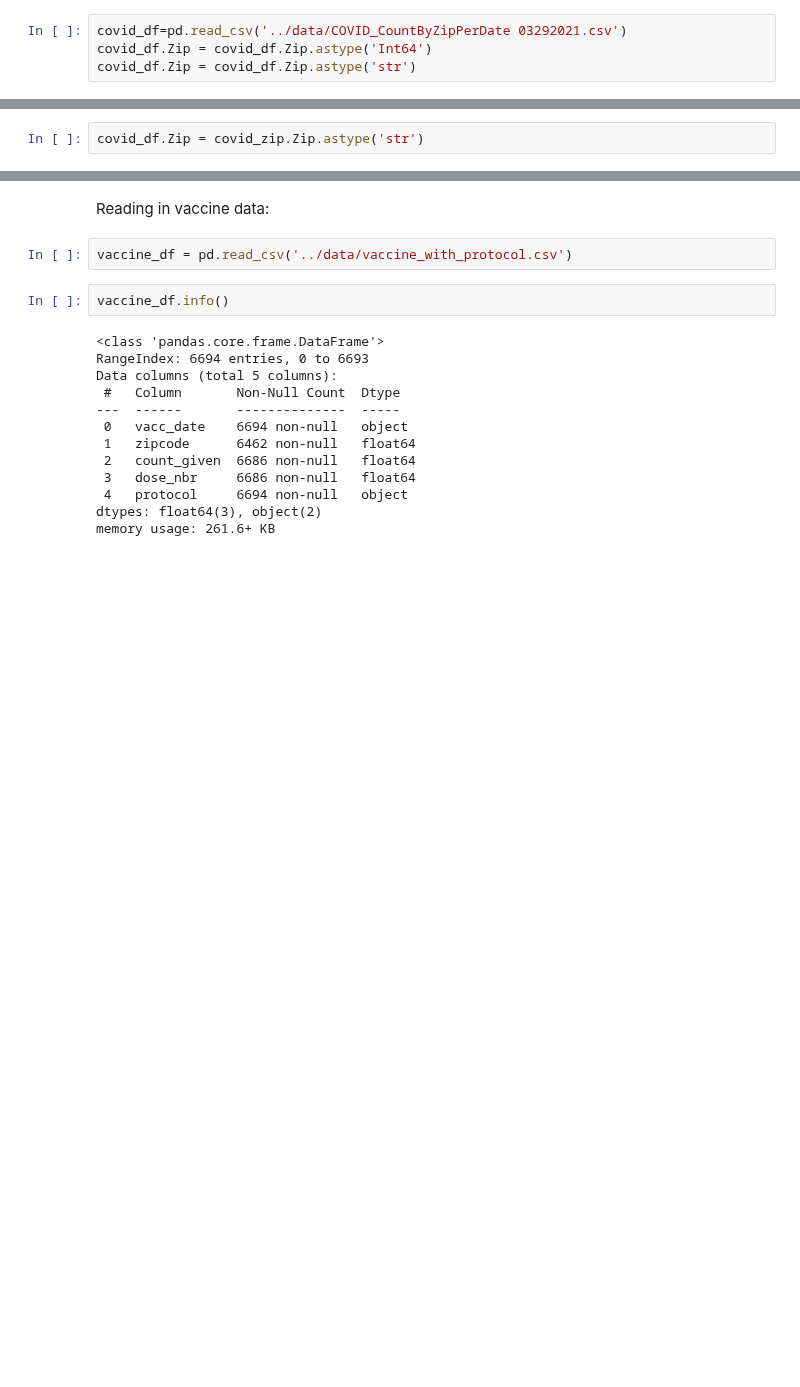
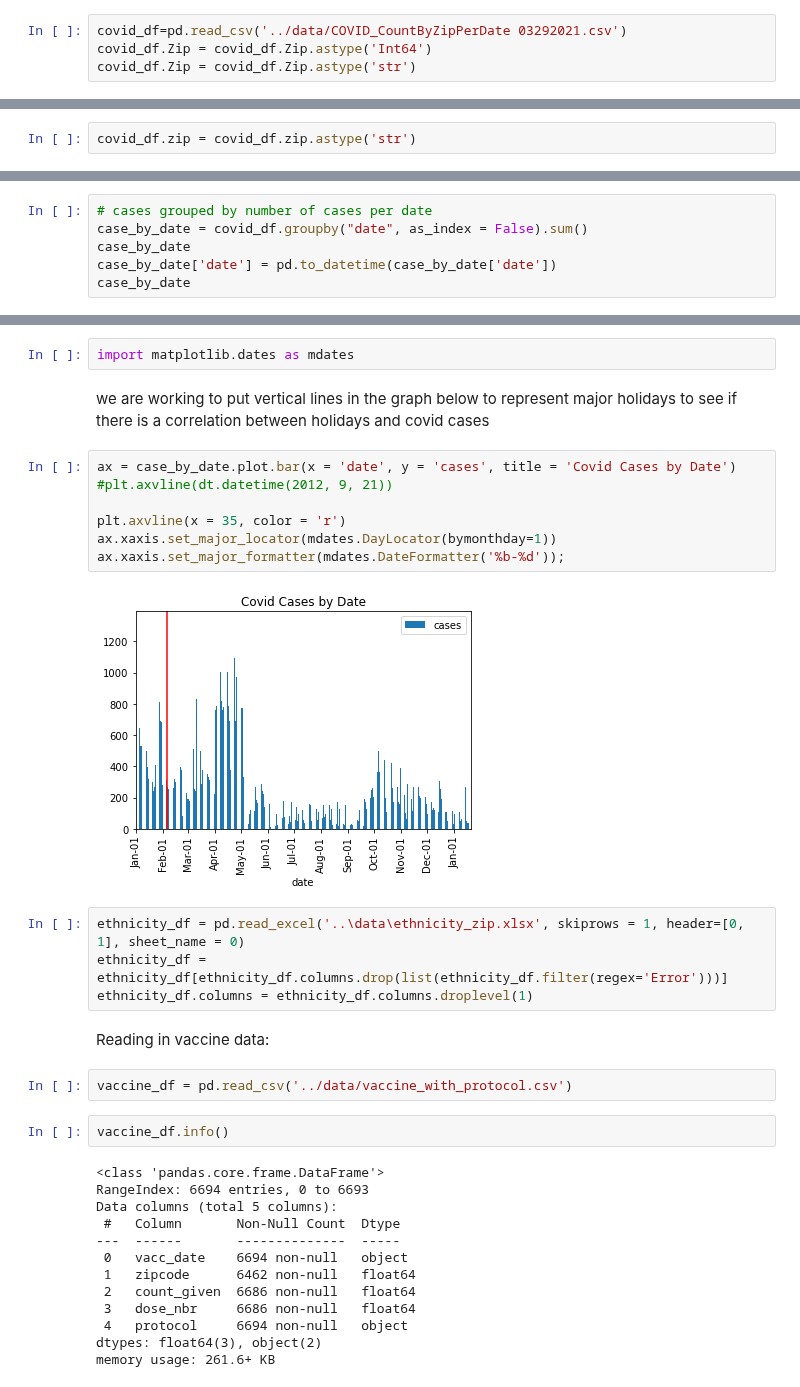
Before and after one commit to Engu12/nash-covid-cases-vaccines-honky_tonkin, a Jupyter notebook: notebooks/COVID.ipynb, the cells around one changed output, grey strips where cells are left out. Cells and saved outputs as stored; diff of their text form; blank space fills up the shorter version.

```diff
--- a/notebooks/COVID.ipynb
+++ b/notebooks/COVID.ipynb
@@ -46,4 +67,4 @@ covid_df.info()
 # %%
-covid_df.Zip = covid_zip.Zip.astype('str')
+covid_df.zip = covid_df.zip.astype('str')
 # %%
 covid_df.info()
@@ -61,0 +128,6 @@ Ungrouped data in a bar plot above....neato....and really messy....just trying i
+# %%
+# cases grouped by number of cases per date
+case_by_date = covid_df.groupby("date", as_index = False).sum()
+case_by_date
+case_by_date['date'] = pd.to_datetime(case_by_date['date'])
+case_by_date
@@ -62,3 +174,20 @@ Ungrouped data in a bar plot above....neato....and really messy....just trying i
+# %%
+import matplotlib.dates as mdates
+# %% [markdown]
+we are working to put vertical lines in the graph below to represent major holidays to see if there is a correlation between holidays and covid cases
+# %%
+ax = case_by_date.plot.bar(x = 'date', y = 'cases', title = 'Covid Cases by Date')
+#plt.axvline(dt.datetime(2012, 9, 21))
+
+plt.axvline(x = 35, color = 'r')
+ax.xaxis.set_major_locator(mdates.DayLocator(bymonthday=1))
+ax.xaxis.set_major_formatter(mdates.DateFormatter('%b-%d'));
+# %% [output]
+[figure, added]
+# %%
+ethnicity_df = pd.read_excel('..\data\ethnicity_zip.xlsx', skiprows = 1, header=[0, 1], sheet_name = 0)
+ethnicity_df = ethnicity_df[ethnicity_df.columns.drop(list(ethnicity_df.filter(regex='Error')))]
+ethnicity_df.columns = ethnicity_df.columns.droplevel(1)
 # %% [markdown]
 Reading in vaccine data:
 # %%
```
Also changed, not shown: parts of 20 cells of this notebook.
